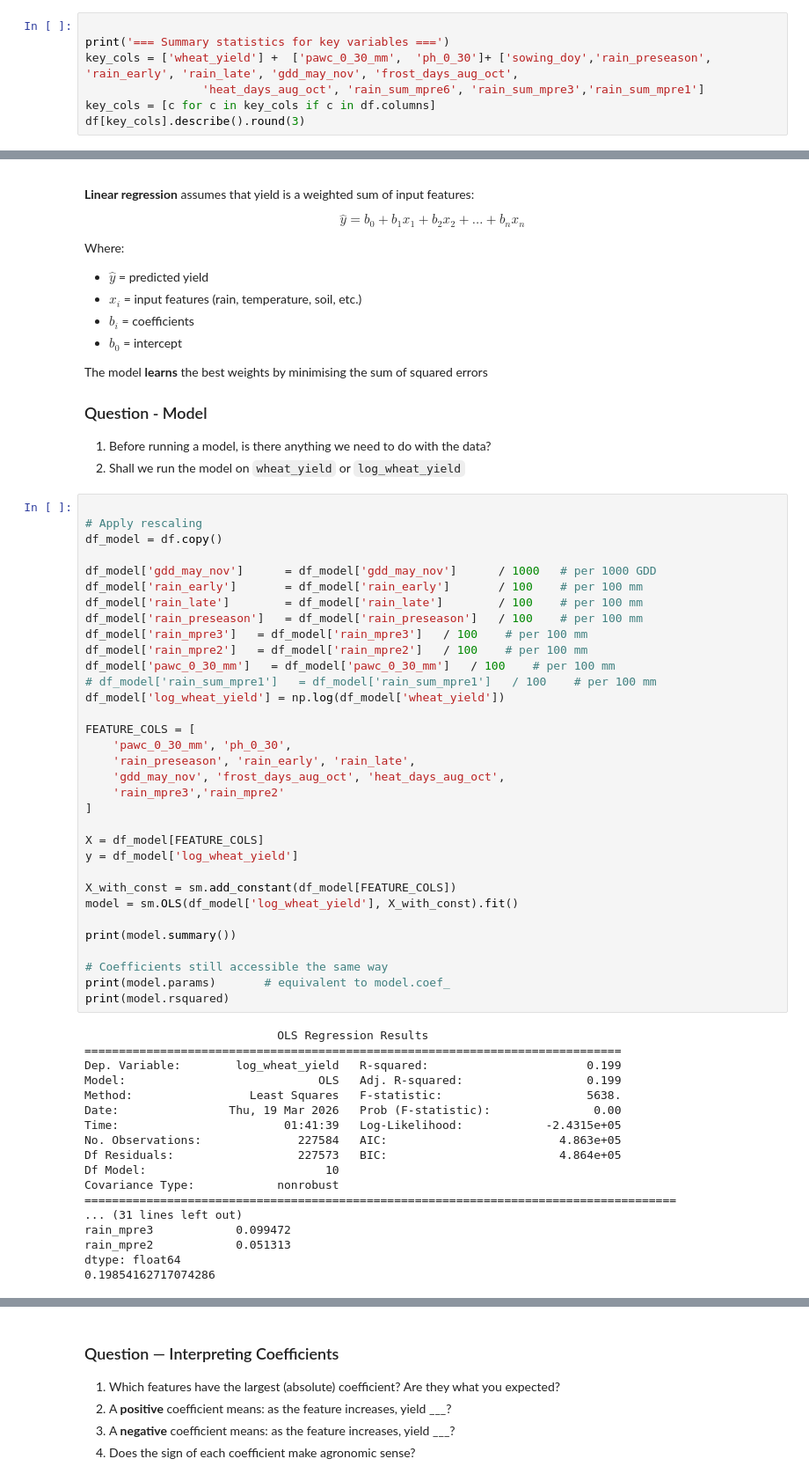
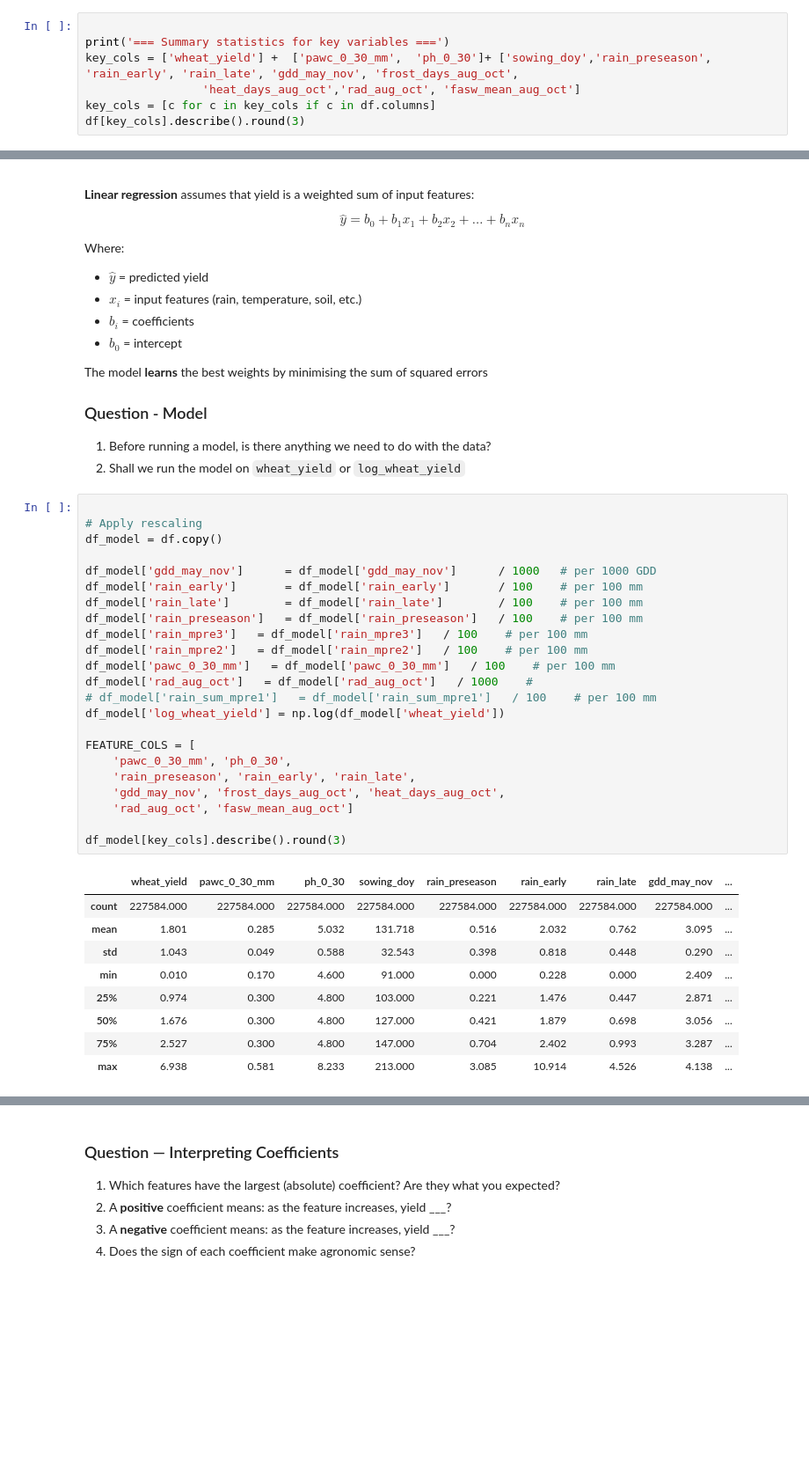
Before and after one commit to kellytrinh143/UNDP_ML_training, a Jupyter notebook: Session1_Multiple_regression.ipynb, the cells around one changed output, grey strips where cells are left out. Shown at 88% size. Cells and saved outputs as stored; diff of their text form; blank space fills up the shorter version.

```diff
--- a/Session1_Multiple_regression.ipynb
+++ b/Session1_Multiple_regression.ipynb
@@ -73,7 +74,7 @@ EDA helps us find: missing values, outliers, distributions, and correlations.
 
 print('=== Summary statistics for key variables ===')
 key_cols = ['wheat_yield'] +  ['pawc_0_30_mm',  'ph_0_30']+ ['sowing_doy','rain_preseason', 'rain_early', 'rain_late', 'gdd_may_nov', 'frost_days_aug_oct',
-                 'heat_days_aug_oct', 'rain_sum_mpre6', 'rain_sum_mpre3','rain_sum_mpre1']
+                 'heat_days_aug_oct','rad_aug_oct', 'fasw_mean_aug_oct']
 key_cols = [c for c in key_cols if c in df.columns]
 df[key_cols].describe().round(3)
 # %% [output]
@@ -430,51 +434,33 @@ The model **learns** the best weights by minimising the sum of squared errors
 # %%
 
 # Apply rescaling
 df_model = df.copy()
 
 df_model['gdd_may_nov']      = df_model['gdd_may_nov']      / 1000   # per 1000 GDD
 df_model['rain_early']       = df_model['rain_early']       / 100    # per 100 mm
 df_model['rain_late']        = df_model['rain_late']        / 100    # per 100 mm
 df_model['rain_preseason']   = df_model['rain_preseason']   / 100    # per 100 mm
 df_model['rain_mpre3']   = df_model['rain_mpre3']   / 100    # per 100 mm
 df_model['rain_mpre2']   = df_model['rain_mpre2']   / 100    # per 100 mm
 df_model['pawc_0_30_mm']   = df_model['pawc_0_30_mm']   / 100    # per 100 mm
+df_model['rad_aug_oct']   = df_model['rad_aug_oct']   / 1000    #
 # df_model['rain_sum_mpre1']   = df_model['rain_sum_mpre1']   / 100    # per 100 mm
 df_model['log_wheat_yield'] = np.log(df_model['wheat_yield'])
 
 FEATURE_COLS = [
     'pawc_0_30_mm', 'ph_0_30',
     'rain_preseason', 'rain_early', 'rain_late',
     'gdd_may_nov', 'frost_days_aug_oct', 'heat_days_aug_oct',
-    'rain_mpre3','rain_mpre2'
-]
+    'rad_aug_oct', 'fasw_mean_aug_oct']
 
-X = df_model[FEATURE_COLS]
-y = df_model['log_wheat_yield']
-
-X_with_const = sm.add_constant(df_model[FEATURE_COLS])
-model = sm.OLS(df_model['log_wheat_yield'], X_with_const).fit()
-
-print(model.summary())
-
-# Coefficients still accessible the same way
-print(model.params)       # equivalent to model.coef_
-print(model.rsquared)
+df_model[key_cols].describe().round(3)
 # %% [output]
-                            OLS Regression Results
-==============================================================================
-Dep. Variable:        log_wheat_yield   R-squared:                       0.199
-Model:                            OLS   Adj. R-squared:                  0.199
-Method:                 Least Squares   F-statistic:                     5638.
-Date:                Thu, 19 Mar 2026   Prob (F-statistic):               0.00
-Time:                        01:41:39   Log-Likelihood:            -2.4315e+05
-No. Observations:              227584   AIC:                         4.863e+05
-Df Residuals:                  227573   BIC:                         4.864e+05
-Df Model:                          10
-Covariance Type:            nonrobust
-======================================================================================
-... (31 lines left out)
-rain_mpre3            0.099472
-rain_mpre2            0.051313
-dtype: float64
-0.19854162717074286
+|  | wheat_yield | pawc_0_30_mm | ph_0_30 | sowing_doy | rain_preseason | rain_early | rain_late | gdd_may_nov | ... |
+| count | 227584.000 | 227584.000 | 227584.000 | 227584.000 | 227584.000 | 227584.000 | 227584.000 | 227584.000 | ... |
+| mean | 1.801 | 0.285 | 5.032 | 131.718 | 0.516 | 2.032 | 0.762 | 3.095 | ... |
+| std | 1.043 | 0.049 | 0.588 | 32.543 | 0.398 | 0.818 | 0.448 | 0.290 | ... |
+| min | 0.010 | 0.170 | 4.600 | 91.000 | 0.000 | 0.228 | 0.000 | 2.409 | ... |
+| 25% | 0.974 | 0.300 | 4.800 | 103.000 | 0.221 | 1.476 | 0.447 | 2.871 | ... |
+| 50% | 1.676 | 0.300 | 4.800 | 127.000 | 0.421 | 1.879 | 0.698 | 3.056 | ... |
+| 75% | 2.527 | 0.300 | 4.800 | 147.000 | 0.704 | 2.402 | 0.993 | 3.287 | ... |
+| max | 6.938 | 0.581 | 8.233 | 213.000 | 3.085 | 10.914 | 4.526 | 4.138 | ... |
```
Also changed, not shown: parts of 16 cells of this notebook, 1 other file.
